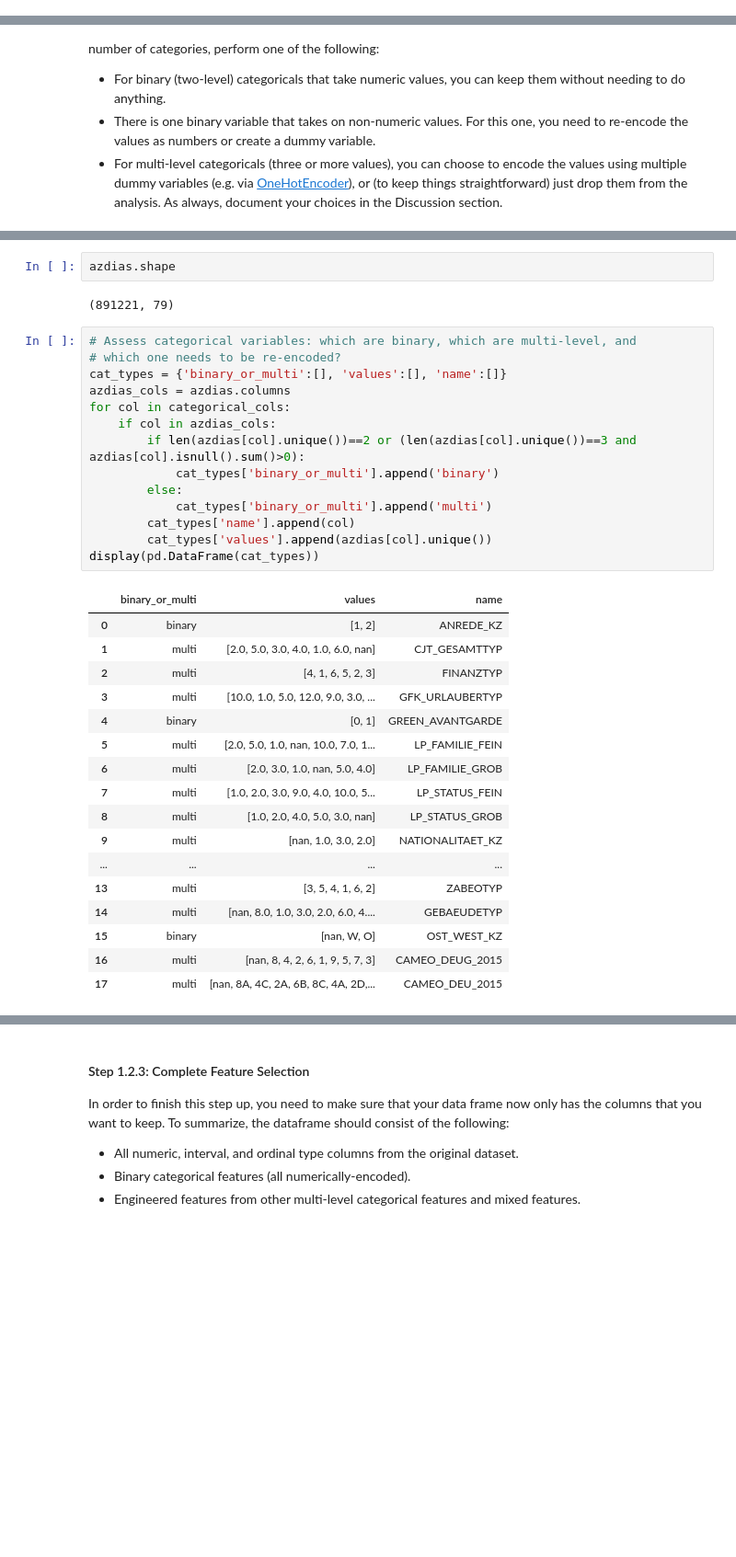
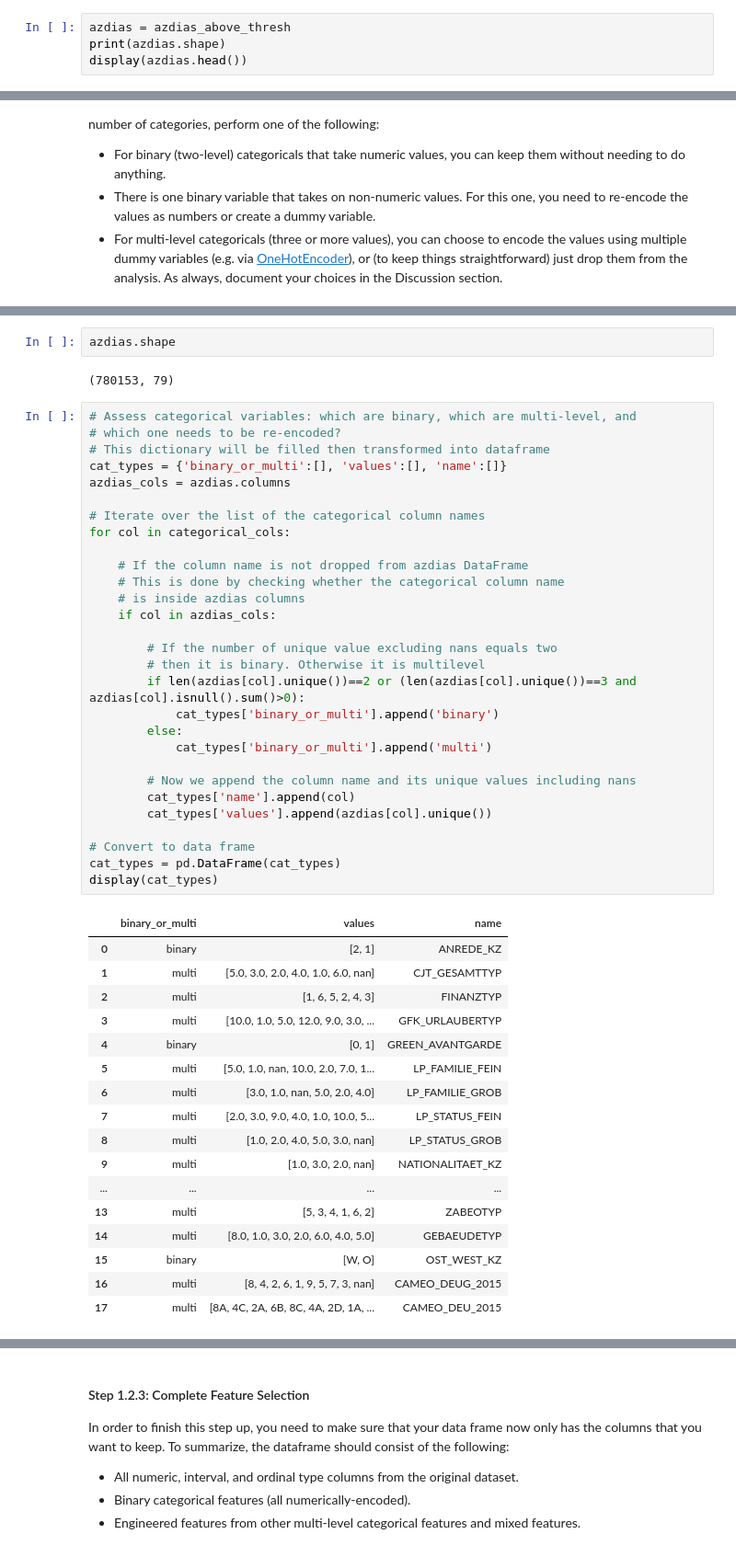
Before and after one commit to ahmedag91/Customer-Segmentation-Using-ML, a Jupyter notebook: Identify_Customer_Segments.ipynb, the cells around one changed output, grey strips where cells are left out. Shown: that part at 92% size. Saved outputs shown, nothing was run; the diff lists cells and outputs as text; blank space fills up the shorter version.

```diff
--- a/Identify_Customer_Segments.ipynb
+++ b/Identify_Customer_Segments.ipynb
@@ -395,3 +401,7 @@ Checking for missing data isn't the only way in which you can prepare a dataset
 In the first two parts of this sub-step, you will perform an investigation of the categorical and mixed-type features and make a decision on each of them, whether you will keep, drop, or re-encode each. Then, in the last part, you will create a new data frame with only the selected and engineered columns.
 
 Data wrangling is often the trickiest part of the data analysis process, and there's a lot of it to be done here. But stick with it: once you're done with this step, you'll be ready to get to the machine learning parts of the project!
+# %%
+azdias = azdias_above_thresh
+print(azdias.shape)
+display(azdias.head())
@@ -423,36 +442,51 @@ The columns with categorical values are
 # %%
 azdias.shape
 # %% [output]
-(891221, 79)
+(780153, 79)
 # %%
 # Assess categorical variables: which are binary, which are multi-level, and
 # which one needs to be re-encoded?
+# This dictionary will be filled then transformed into dataframe
 cat_types = {'binary_or_multi':[], 'values':[], 'name':[]}
 azdias_cols = azdias.columns
+
+# Iterate over the list of the categorical column names
 for col in categorical_cols:
+
+    # If the column name is not dropped from azdias DataFrame
+    # This is done by checking whether the categorical column name
+    # is inside azdias columns
     if col in azdias_cols:
+
+        # If the number of unique value excluding nans equals two
+        # then it is binary. Otherwise it is multilevel
         if len(azdias[col].unique())==2 or (len(azdias[col].unique())==3 and azdias[col].isnull().sum()>0):
             cat_types['binary_or_multi'].append('binary')
         else:
             cat_types['binary_or_multi'].append('multi')
+
+        # Now we append the column name and its unique values including nans
         cat_types['name'].append(col)
         cat_types['values'].append(azdias[col].unique())
-display(pd.DataFrame(cat_types))
+
+# Convert to data frame
+cat_types = pd.DataFrame(cat_types)
+display(cat_types)
 # %% [output]
 |  | binary_or_multi | values | name |
-| 0 | binary | [1, 2] | ANREDE_KZ |
-| 1 | multi | [2.0, 5.0, 3.0, 4.0, 1.0, 6.0, nan] | CJT_GESAMTTYP |
-| 2 | multi | [4, 1, 6, 5, 2, 3] | FINANZTYP |
+| 0 | binary | [2, 1] | ANREDE_KZ |
+| 1 | multi | [5.0, 3.0, 2.0, 4.0, 1.0, 6.0, nan] | CJT_GESAMTTYP |
+| 2 | multi | [1, 6, 5, 2, 4, 3] | FINANZTYP |
 | 3 | multi | [10.0, 1.0, 5.0, 12.0, 9.0, 3.0, ... | GFK_URLAUBERTYP |
 | 4 | binary | [0, 1] | GREEN_AVANTGARDE |
-| 5 | multi | [2.0, 5.0, 1.0, nan, 10.0, 7.0, 1... | LP_FAMILIE_FEIN |
-| 6 | multi | [2.0, 3.0, 1.0, nan, 5.0, 4.0] | LP_FAMILIE_GROB |
-| 7 | multi | [1.0, 2.0, 3.0, 9.0, 4.0, 10.0, 5... | LP_STATUS_FEIN |
+| 5 | multi | [5.0, 1.0, nan, 10.0, 2.0, 7.0, 1... | LP_FAMILIE_FEIN |
+| 6 | multi | [3.0, 1.0, nan, 5.0, 2.0, 4.0] | LP_FAMILIE_GROB |
+| 7 | multi | [2.0, 3.0, 9.0, 4.0, 1.0, 10.0, 5... | LP_STATUS_FEIN |
 | 8 | multi | [1.0, 2.0, 4.0, 5.0, 3.0, nan] | LP_STATUS_GROB |
-| 9 | multi | [nan, 1.0, 3.0, 2.0] | NATIONALITAET_KZ |
+| 9 | multi | [1.0, 3.0, 2.0, nan] | NATIONALITAET_KZ |
 | ... | ... | ... | ... |
-| 13 | multi | [3, 5, 4, 1, 6, 2] | ZABEOTYP |
-| 14 | multi | [nan, 8.0, 1.0, 3.0, 2.0, 6.0, 4.... | GEBAEUDETYP |
-| 15 | binary | [nan, W, O] | OST_WEST_KZ |
-| 16 | multi | [nan, 8, 4, 2, 6, 1, 9, 5, 7, 3] | CAMEO_DEUG_2015 |
-| 17 | multi | [nan, 8A, 4C, 2A, 6B, 8C, 4A, 2D,... | CAMEO_DEU_2015 |
+| 13 | multi | [5, 3, 4, 1, 6, 2] | ZABEOTYP |
+| 14 | multi | [8.0, 1.0, 3.0, 2.0, 6.0, 4.0, 5.0] | GEBAEUDETYP |
+| 15 | binary | [W, O] | OST_WEST_KZ |
+| 16 | multi | [8, 4, 2, 6, 1, 9, 5, 7, 3, nan] | CAMEO_DEUG_2015 |
+| 17 | multi | [8A, 4C, 2A, 6B, 8C, 4A, 2D, 1A, ... | CAMEO_DEU_2015 |
```
Also changed, not shown: parts of 28 cells of this notebook.
